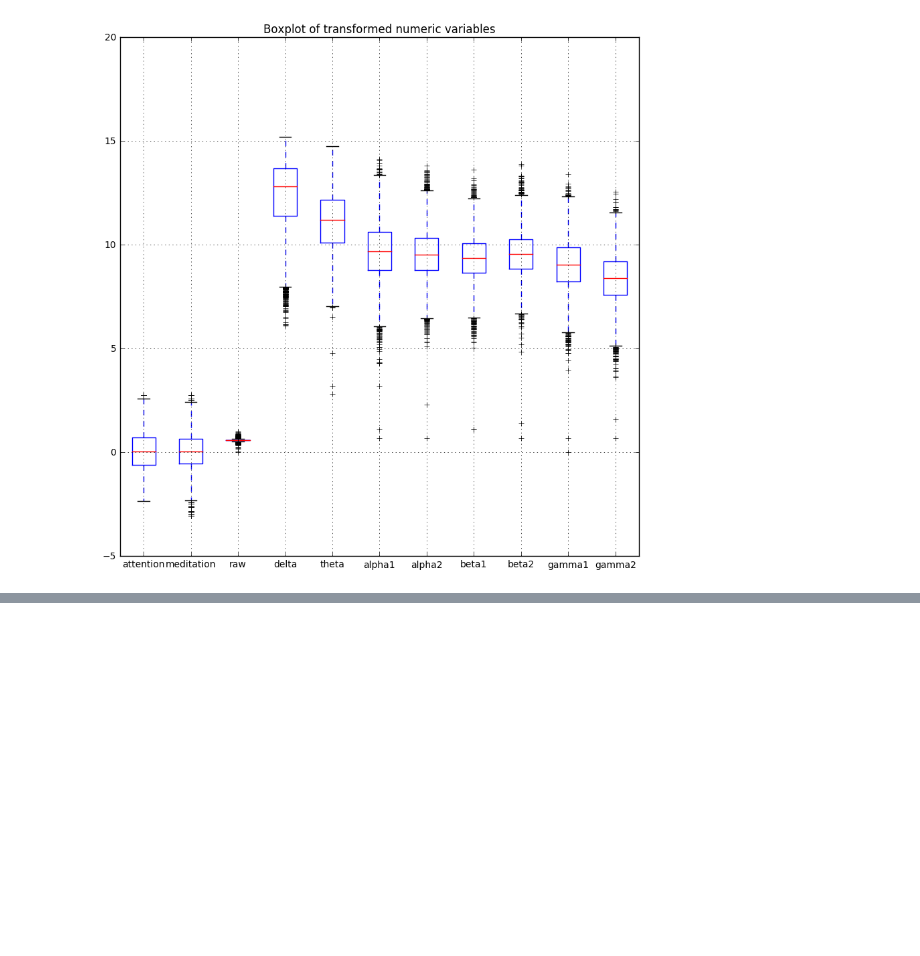
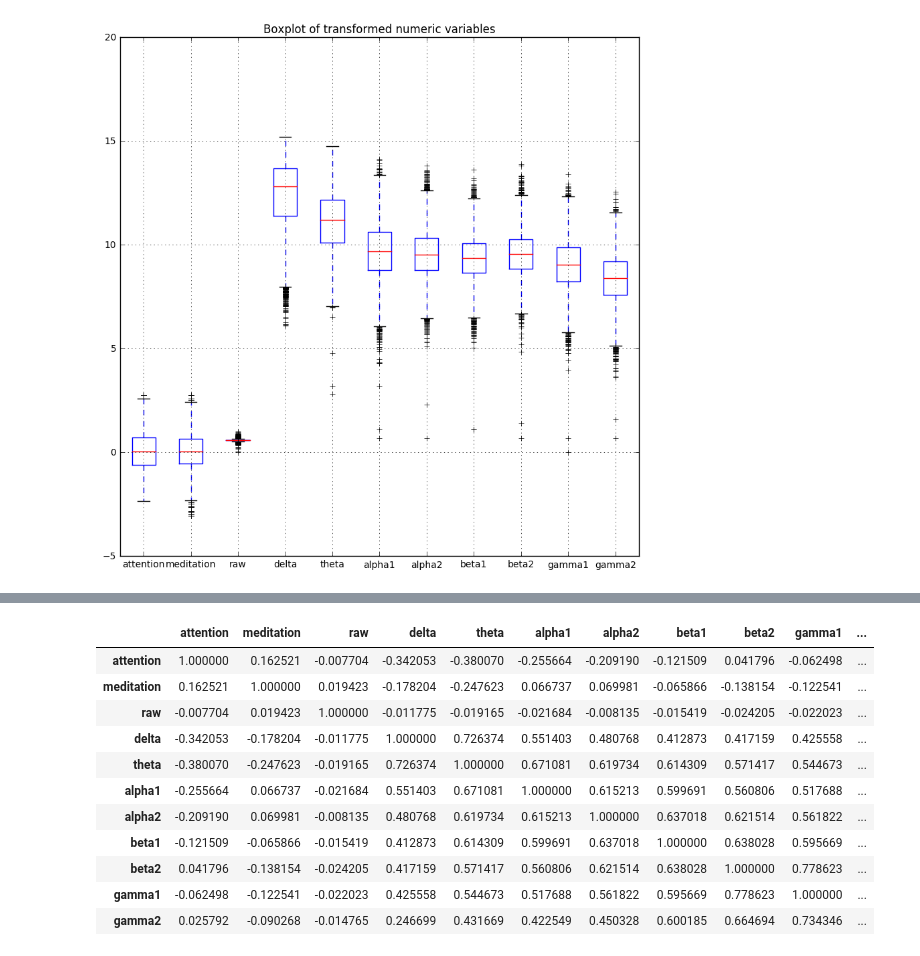
Before and after one commit to kimx3129/CSC529, a Jupyter notebook: csc_529_final_project_clean_transform.ipynb, the cells around one changed output, grey strips where cells are left out. Cells and saved outputs as stored; diff of their text form; code cells hidden in the pictures; blank space fills up the shorter version.

```diff
--- a/csc_529_final_project_clean_transform.ipynb
+++ b/csc_529_final_project_clean_transform.ipynb
@@ -99,0 +123,15 @@ Looks like we still have some issues with the variables being on different scale
+# %%
+transformeddata.corr()
+# %% [output]
+|  | attention | meditation | raw | delta | theta | alpha1 | alpha2 | beta1 | beta2 | gamma1 | ... |
+| attention | 1.000000 | 0.162521 | -0.007704 | -0.342053 | -0.380070 | -0.255664 | -0.209190 | -0.121509 | 0.041796 | -0.062498 | ... |
+| meditation | 0.162521 | 1.000000 | 0.019423 | -0.178204 | -0.247623 | 0.066737 | 0.069981 | -0.065866 | -0.138154 | -0.122541 | ... |
+| raw | -0.007704 | 0.019423 | 1.000000 | -0.011775 | -0.019165 | -0.021684 | -0.008135 | -0.015419 | -0.024205 | -0.022023 | ... |
+| delta | -0.342053 | -0.178204 | -0.011775 | 1.000000 | 0.726374 | 0.551403 | 0.480768 | 0.412873 | 0.417159 | 0.425558 | ... |
+| theta | -0.380070 | -0.247623 | -0.019165 | 0.726374 | 1.000000 | 0.671081 | 0.619734 | 0.614309 | 0.571417 | 0.544673 | ... |
+| alpha1 | -0.255664 | 0.066737 | -0.021684 | 0.551403 | 0.671081 | 1.000000 | 0.615213 | 0.599691 | 0.560806 | 0.517688 | ... |
+| alpha2 | -0.209190 | 0.069981 | -0.008135 | 0.480768 | 0.619734 | 0.615213 | 1.000000 | 0.637018 | 0.621514 | 0.561822 | ... |
+| beta1 | -0.121509 | -0.065866 | -0.015419 | 0.412873 | 0.614309 | 0.599691 | 0.637018 | 1.000000 | 0.638028 | 0.595669 | ... |
+| beta2 | 0.041796 | -0.138154 | -0.024205 | 0.417159 | 0.571417 | 0.560806 | 0.621514 | 0.638028 | 1.000000 | 0.778623 | ... |
+| gamma1 | -0.062498 | -0.122541 | -0.022023 | 0.425558 | 0.544673 | 0.517688 | 0.561822 | 0.595669 | 0.778623 | 1.000000 | ... |
+| gamma2 | 0.025792 | -0.090268 | -0.014765 | 0.246699 | 0.431669 | 0.422549 | 0.450328 | 0.600185 | 0.664694 | 0.734346 | ... |
```
Also changed, not shown: parts of 12 cells of this notebook.
